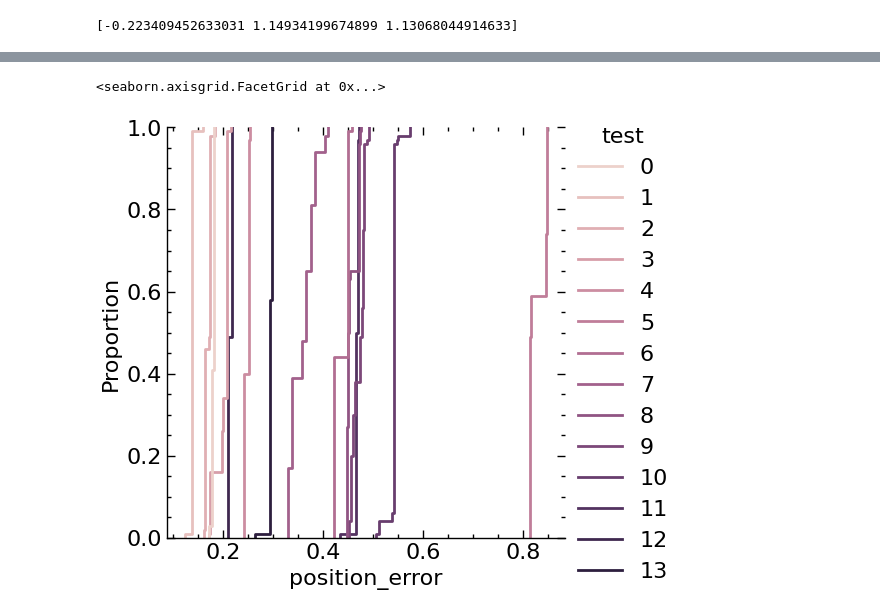
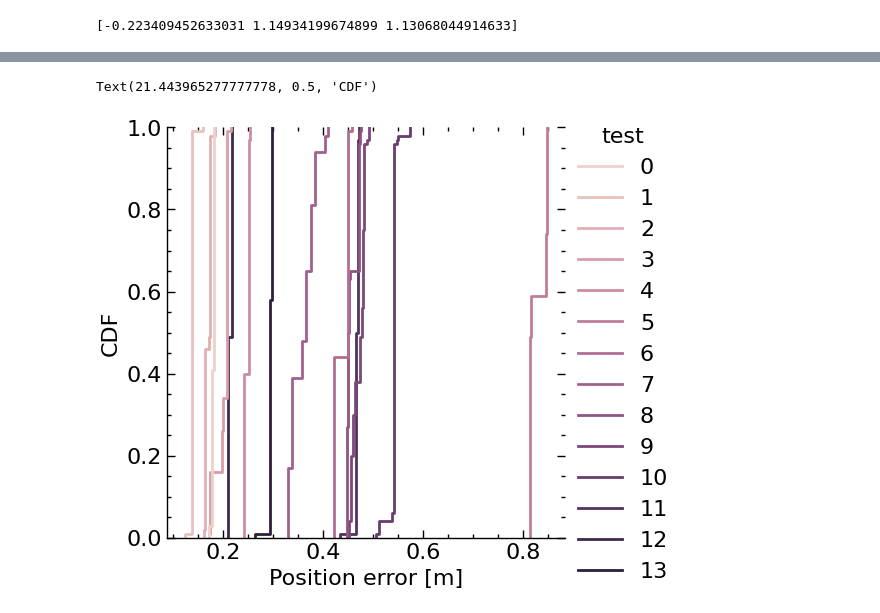
Before and after one commit to auk1709/lab-acoustic, a Jupyter notebook: notebook/sandbox-short-signal.ipynb, the cells around one changed output, grey strips where cells are left out. Drawn from its saved outputs; the diff is of its cells as text; code cells hidden in the pictures.

```diff
--- a/notebook/sandbox-short-signal.ipynb
+++ b/notebook/sandbox-short-signal.ipynb
@@ -29,8 +29,8 @@ plt.style.use(["science", "notebook"])
 signal1 = readwav("../data/pos-reflect-1ms/p28.wav")[:, 1]
 # %%
 res_signal = signal1[:240000]
-first_freq: int = 15000
-last_freq: int = 22000
+first_freq: int = 1000
+last_freq: int = 24000
 interval_length: float = 0.1
 sampling_rate = 48000  # マイクのサンプリングレート
 signal_length = 0.001  # チャープ一発の信号長
@@ -404,5 +406,7 @@ sns.displot(df_est, x="position_error", kind="ecdf")
 # %%
 sns.displot(df_est, x="position_error", kind="ecdf", hue="test")
+plt.xlabel("Position error [m]")
+plt.ylabel("CDF")
 # %% [output]
-<seaborn.axisgrid.FacetGrid at 0x...>
+Text(21.443965277777778, 0.5, 'CDF')
-[figure, old version]
+[figure, new version]
```
Also changed, not shown: parts of 3 cells of this notebook, 7 other files.
